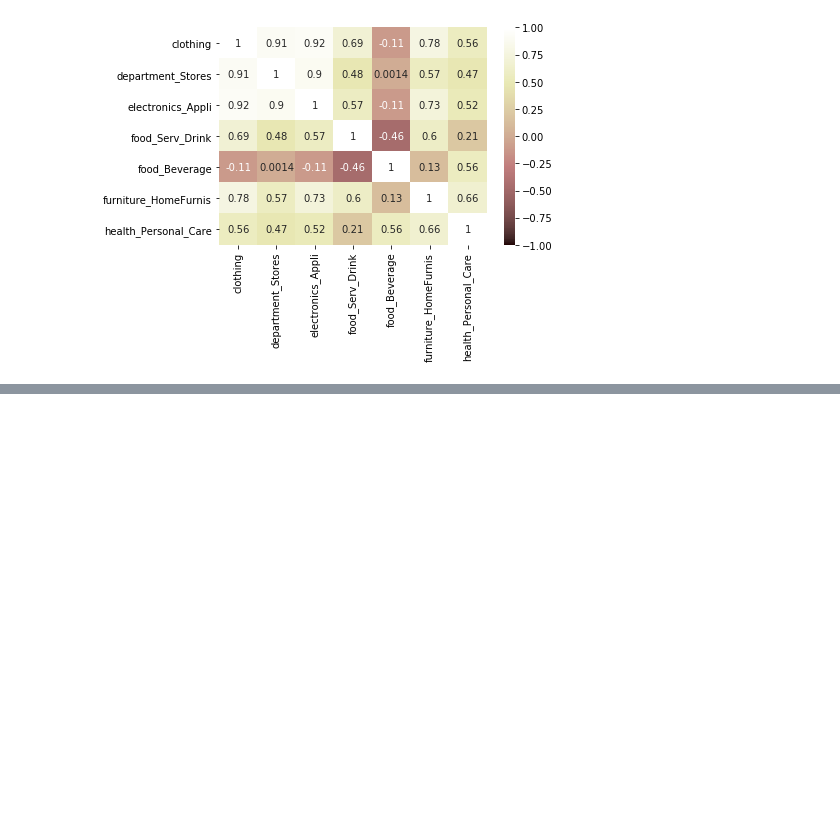
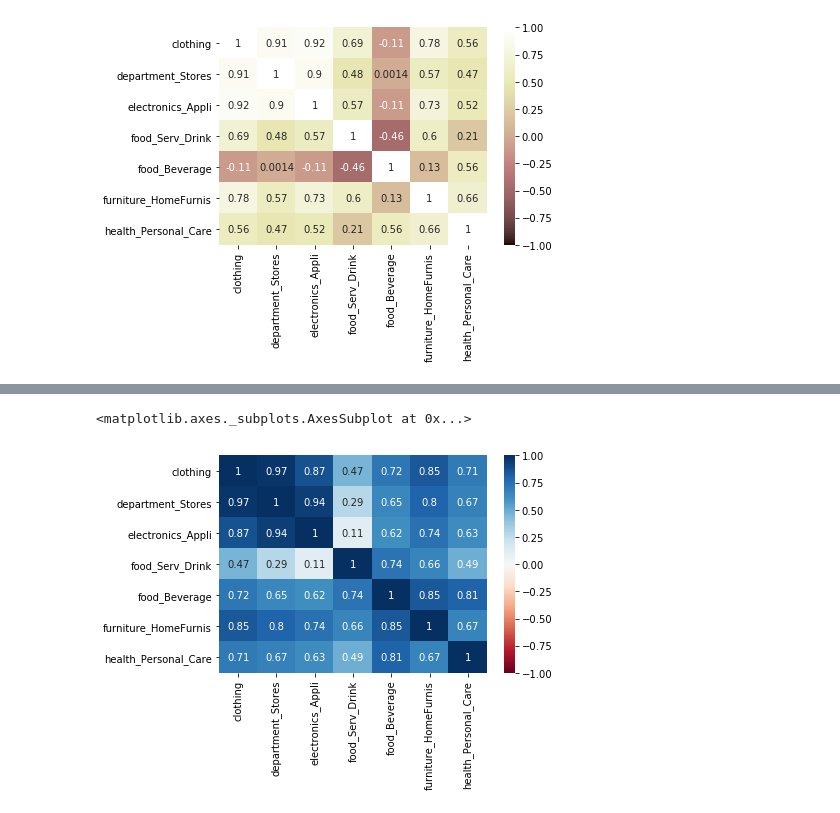
Before and after one commit to Billieo/pandemic_pandas, a Jupyter notebook: notebooks/Billie.ipynb, the cells around one changed output, grey strips where cells are left out. Saved outputs shown, nothing was run; the diff lists cells and outputs as text; code cells hidden in the pictures; blank space fills up the shorter version.

Commit message:
pre and post pamdemic plot created

```diff
--- a/notebooks/Billie.ipynb
+++ b/notebooks/Billie.ipynb
@@ -163,0 +202,4 @@ Pre_pandemic = retail_combined_df[]
+# %%
+Pre_pamdemic_df = Pre_pamdemic_df.drop(axis=1,columns='Period').rename(columns={'Period2':'Period'})
+Pre_pamdemic_df = Pre_pamdemic_df[['Period', 'clothing','department_Stores', 'electronics_Appli', 'food_Serv_Drink', 'food_Beverage','furniture_HomeFurnis', 'health_Personal_Care']]
+Pre_pamdemic_df.head()
@@ -163,0 +213,5 @@ Pre_pandemic = retail_combined_df[]
+# %%
+Pre_pamdemic_df.set_index('Period', inplace=True)
+# %%
+pre_pandemic_data_df = Pre_pamdemic_df.loc["2018-01-01":"2020-02-01"]
+pre_pandemic_data_df.head()
@@ -163,0 +226,3 @@ Pre_pandemic = retail_combined_df[]
+# %%
+Pre_pandemic_corr = pre_pandemic_data_df.corr()
+Pre_pandemic_corr
@@ -163,0 +238,5 @@ Pre_pandemic = retail_combined_df[]
+# %%
+sns.heatmap(Pre_pandemic_corr, vmin=-1, vmax=1, annot=True, cmap="RdBu")
+# %% [output]
+<matplotlib.axes._subplots.AxesSubplot at 0x...>
+[figure, added]
```
Also changed, not shown: parts of 13 cells of this notebook, 1 other file.
